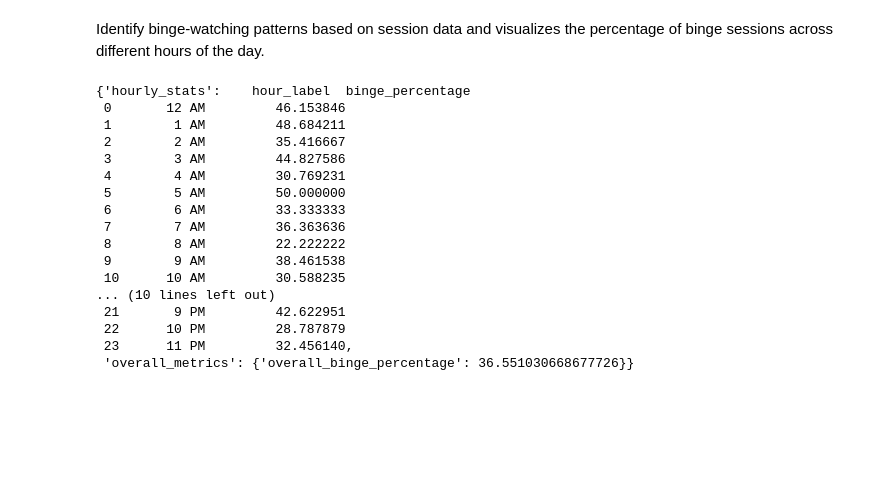
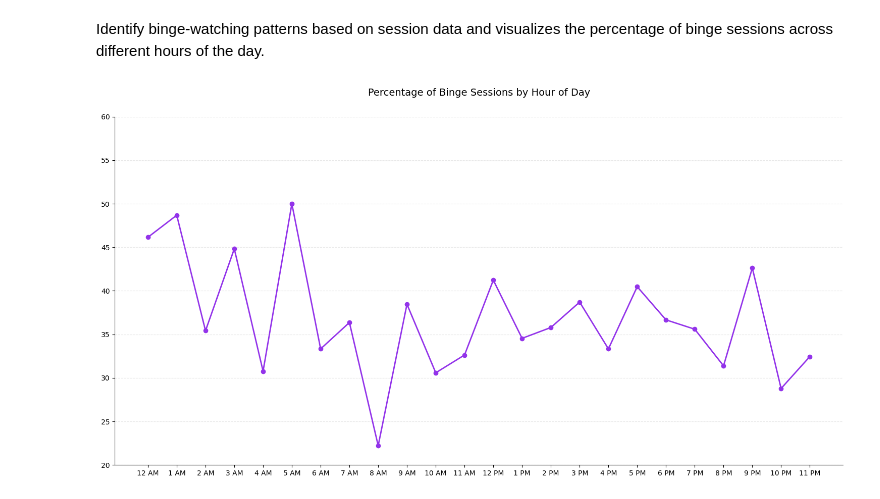
Before and after one commit to 10100111111001111010/DSA-210-Personal-Data-Analysis, a Jupyter notebook: data_analysis.ipynb, the cells around one changed output. Cells and saved outputs as stored; diff of their text form; code cells hidden in the pictures; blank space fills up the shorter version.

```diff
--- a/data_analysis.ipynb
+++ b/data_analysis.ipynb
@@ -255,56 +243,36 @@ def analyze_binge_patterns(self, output_dir='figures'):
     hourly_df['hour_label'] = hourly_df['hour'].map(hour_labels)
 
     plt.figure(figsize=(15, 8))
     ax = plt.gca()
 
     plt.plot(hourly_df['hour_label'], hourly_df['binge_percentage'],
              marker='o', color='#9333ea', linewidth=2, markersize=6)
 
     ax.spines['top'].set_visible(False)
     ax.spines['right'].set_visible(False)
 
     plt.title('Percentage of Binge Sessions by Hour of Day', pad=30, fontsize=14)
     plt.xlabel('')
     plt.ylabel('')
 
     plt.xticks(rotation=0, ha='center')
     plt.grid(True, axis='y', linestyle='--', alpha=0.3)
     plt.ylim(20, 60)
     plt.tight_layout()
 
     plt.savefig(f'{output_dir}/binge_percentages.png', dpi=300, bbox_inches='tight')
+    plt.show()
     plt.close()
 
-    return {
+    result = {
         'hourly_stats': hourly_df[['hour_label', 'binge_percentage']],
         'overall_metrics': {
             'overall_binge_percentage': (sum(session_stats['is_binge']) / len(session_stats)) * 100
         }
     }
 
 TemporalAnalyzer.analyze_binge_patterns = analyze_binge_patterns
+
+analyzer.analyze_binge_patterns()
+# %% [output]
+[figure, added]
-# %%
-analyzer = TemporalAnalyzer(df)
-
-analyzer.analyze_hourly_patterns()
-analyzer.analyze_daily_patterns()
-analyzer.analyze_monthly_trends()
-analyzer.analyze_binge_patterns()
-# %% [output]
-{'hourly_stats':    hour_label  binge_percentage
- 0       12 AM         46.153846
- 1        1 AM         48.684211
- 2        2 AM         35.416667
- 3        3 AM         44.827586
- 4        4 AM         30.769231
- 5        5 AM         50.000000
- 6        6 AM         33.333333
- 7        7 AM         36.363636
- 8        8 AM         22.222222
- 9        9 AM         38.461538
- 10      10 AM         30.588235
-... (10 lines left out)
- 21       9 PM         42.622951
- 22      10 PM         28.787879
- 23      11 PM         32.456140,
- 'overall_metrics': {'overall_binge_percentage': 36.551030668677726}}
```
Also changed, not shown: parts of 8 cells of this notebook.
